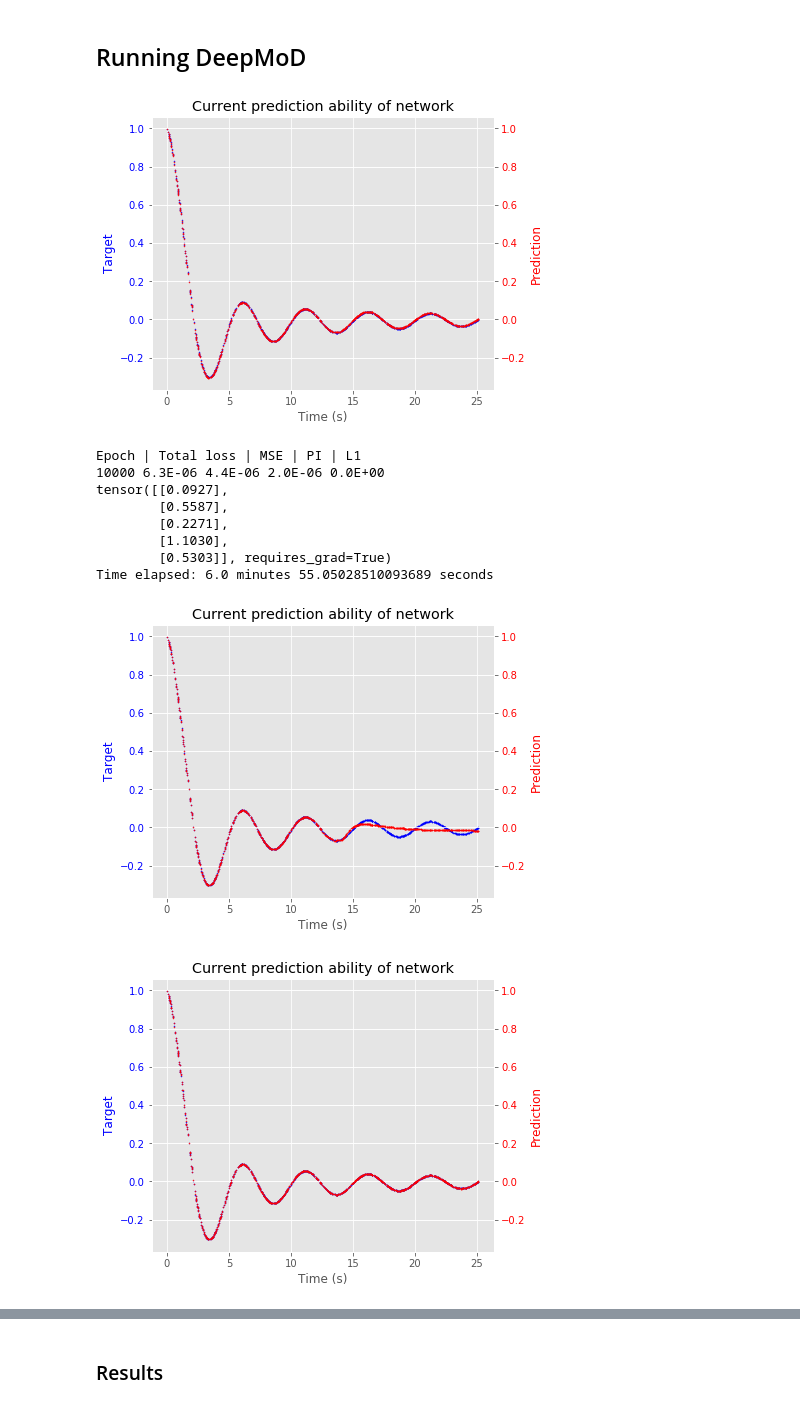
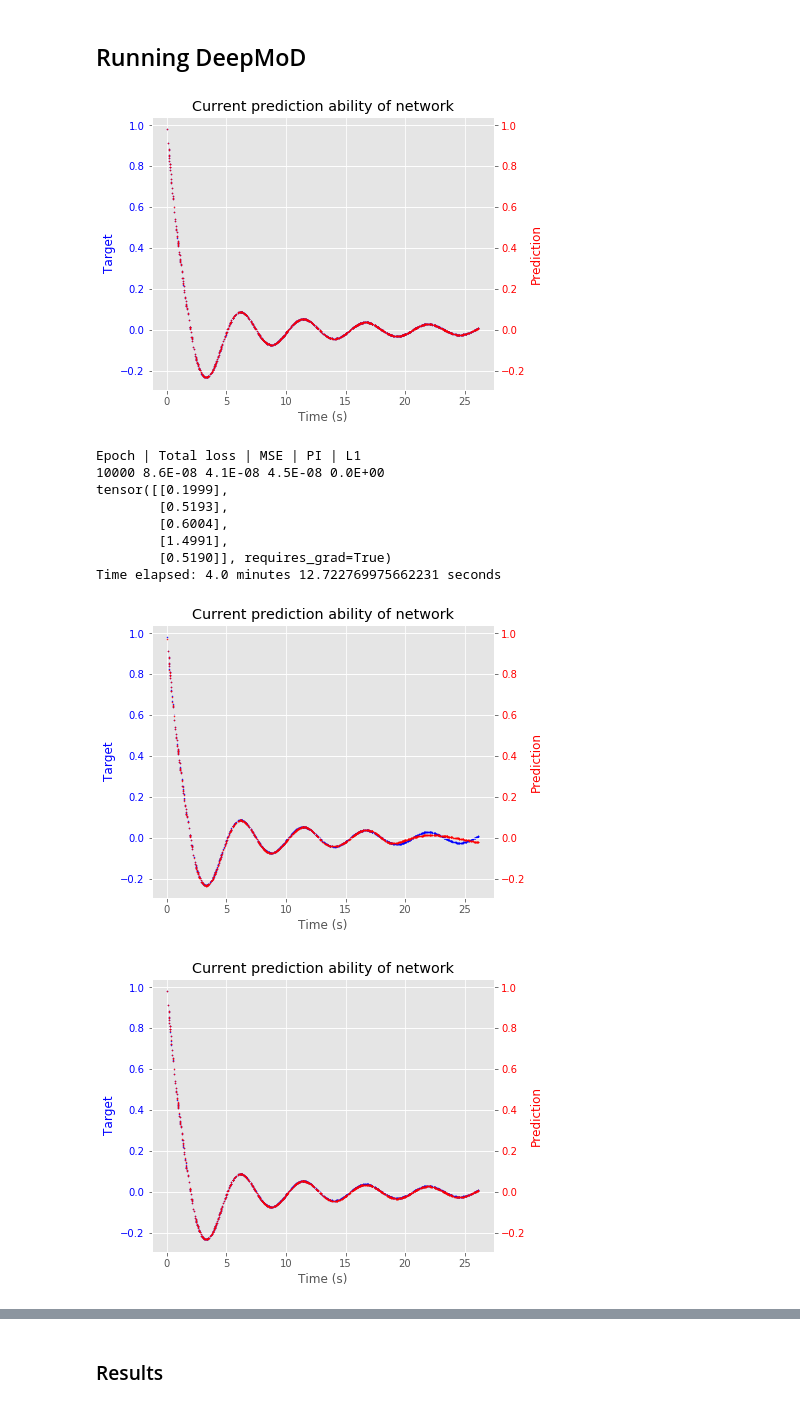
Before and after one commit to AlexB-B/DeePyMoD_torch_AlexVersion, a Jupyter notebook: notebooks/VE-DGValidation-DMTesting.ipynb, the cells around one changed output, grey strips where cells are left out. Drawn from its saved outputs; the diff is of its cells as text; code cells hidden in the pictures.

```diff
--- a/notebooks/VE-DGValidation-DMTesting.ipynb
+++ b/notebooks/VE-DGValidation-DMTesting.ipynb
@@ -100,9 +111,0 @@ Specify the model parameters
-# %%
-E = [5e-4, 5e-4, 5e-4]
-eta = [2.2e-4, 1e-3] # [2.2e-4, 0.5*5e-4/omega]
-#eta = [i*5e-4/omega for i in eta] # get rid
-
-E_alt = np.array(E[1:])
-eta_alt = np.array(eta)
-tau = eta_alt/E_alt
-tau
@@ -146,7 +147,7 @@ Note, this is not an issue for the real data as there is no analytical input ter
 # time_sf = omega # we want T of effective curve to be 2pi. Teff = T*t_sf = 2pi*t_sf/omega = 2pi if t_sf = omega
 # T_want = 5
 # time_sf = T_want * (omega/(2*np.pi)) # Alternatively, if we don't want 2pi, get whatever wanted by sf = T_want * (omega/2pi)
-time_sf = omega/1.25
+time_sf = omega/1.2
 strain_sf = 1/np.max(abs(strain_array))
 stress_sf = 1/np.max(abs(stress_array))
 print(time_sf, strain_sf, stress_sf)
@@ -185,11 +186,11 @@ reduced_target_array = noisy_target_array[reordered_row_indices, :][:number_of_s
 time_tensor = torch.tensor(reduced_time_array, dtype=torch.float32, requires_grad=True)
 target_tensor = torch.tensor(reduced_target_array, dtype=torch.float32)
 # %%
-optim_config = {'lambda': 0, 'lr_coeffs': 0.002, 'max_iterations': 100001, 'mse_only_iterations': 20001, 'final_run_iterations': 10001}
+optim_config = {'lambda': 10**-6, 'lr_coeffs': 0.002, 'max_iterations': 100001, 'mse_only_iterations': 20001, 'final_run_iterations': 10001}
 # %%
 network_config = {'input_dim': 1, 'hidden_dim': 30, 'layers': 4, 'output_dim': 1}
 # %%
-library_config = {'type': mech_library, 'diff_order': 2, 'coeff_sign': 'positive', 'input_type': input_type, 'input_expr': scaled_input_torch_lambda}
+library_config = {'type': mech_library, 'diff_order': 3, 'coeff_sign': 'positive', 'input_type': input_type, 'input_expr': scaled_input_torch_lambda}
 # %% [markdown]
 ## Predicting Coefficients
 # %% [markdown]
@@ -222,16 +219,16 @@ expected_coeffs
 ## Running DeepMoD
 # %%
 begin_timestamp = datetime.now()
-sparse_coeff_vector_list_list, scaled_coeff_vector_list_list, sparsity_mask_list_list, network = DeepMoD(time_tensor, target_tensor, network_config, library_config, optim_config, print_interval=500, plot=True)
+sparse_coeff_vector_list_list, scaled_coeff_vector_list_list, sparsity_mask_list_list, network = DeepMoD(time_tensor, target_tensor, network_config, library_config, optim_config, print_interval=1000, plot=True)
 # %% [output]
-[figure, old version]
+[figure, new version]
 Epoch | Total loss | MSE | PI | L1
-10000 6.3E-06 4.4E-06 2.0E-06 0.0E+00
-tensor([[0.0927],
-        [0.5587],
-        [0.2271],
-        [1.1030],
-        [0.5303]], requires_grad=True)
-Time elapsed: 6.0 minutes 55.05028510093689 seconds
+10000 8.6E-08 4.1E-08 4.5E-08 0.0E+00
+tensor([[0.1999],
+        [0.5193],
+        [0.6004],
+        [1.4991],
+        [0.5190]], requires_grad=True)
+Time elapsed: 4.0 minutes 12.722769975662231 seconds
-[figure, old version]
+[figure, new version]
-[figure, old version]
+[figure, new version]
```
Also changed, not shown: parts of 17 cells of this notebook.
